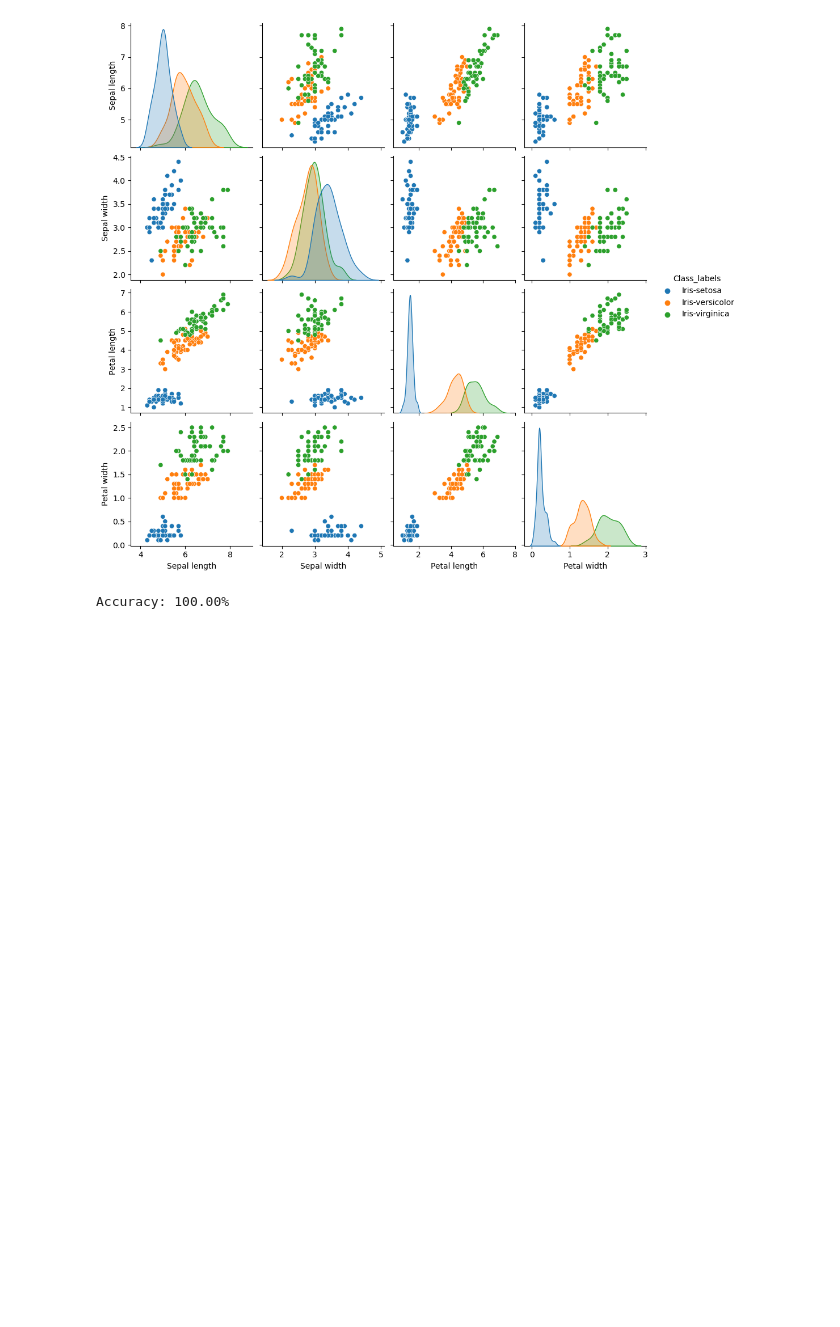
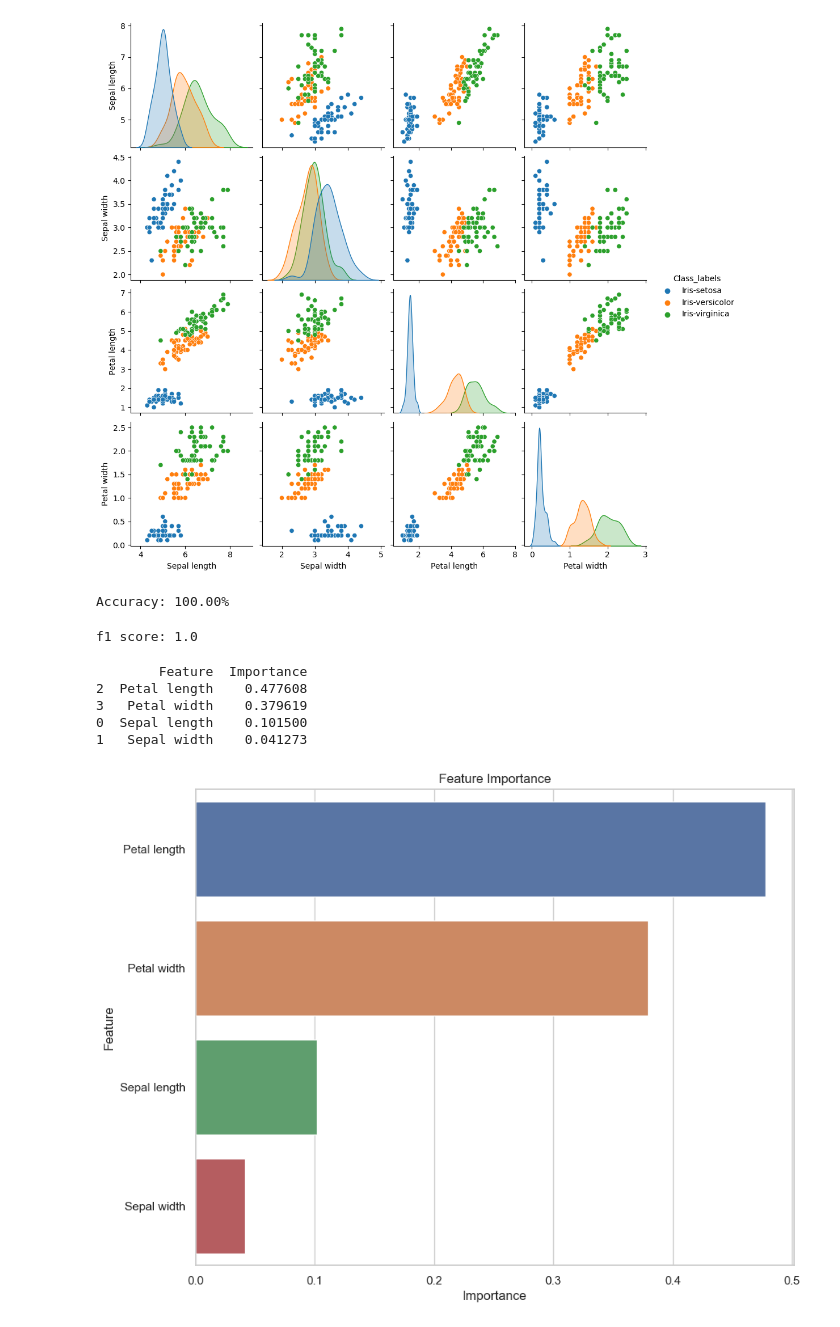
Before and after one commit to nrahman29/iris-flower-classification, a Jupyter notebook: iris_classification_me.ipynb, the cells around one changed output. Drawn from its saved outputs; the diff is of its cells as text; code cells hidden in the pictures; blank space fills up the shorter version.

Commit message:
more graphs

```diff
--- a/iris_classification_me.ipynb
+++ b/iris_classification_me.ipynb
@@ -45,3 +45,43 @@ accuracy = accuracy_score(y_test, y_pred)
 print(f'Accuracy: {accuracy * 100:.2f}%') #Check accuracy of model
 # %% [output]
 Accuracy: 100.00%
+# %%
+from sklearn.metrics import f1_score
+score = f1_score(y_test, y_pred, average="macro")
+print(f"f1 score: {score}")
+# %% [output]
+f1 score: 1.0
+# %%
+# Get feature importances
+importances = logmodel.feature_importances_
+
+# Create a DataFrame for visualization
+feature_importance_df = pd.DataFrame({'Feature': X.columns, 'Importance': importances})
+
+# Sort the DataFrame by importance
+feature_importance_df = feature_importance_df.sort_values(by='Importance', ascending=False)
+
+# Display the top 10 most important features
+print(feature_importance_df.head(10))
+# %% [output]
+        Feature  Importance
+2  Petal length    0.477608
+3   Petal width    0.379619
+0  Sepal length    0.101500
+1   Sepal width    0.041273
+# %%
+import matplotlib.pyplot as plt
+import seaborn as sns
+
+# Set the style
+sns.set(style="whitegrid")
+
+# Plot the feature importance
+plt.figure(figsize=(10, 8))
+sns.barplot(x='Importance', y='Feature', data=feature_importance_df.head(20))
+plt.title('Feature Importance')
+plt.xlabel('Importance')
+plt.ylabel('Feature')
+plt.show()
+# %% [output]
+[figure, added]
```
